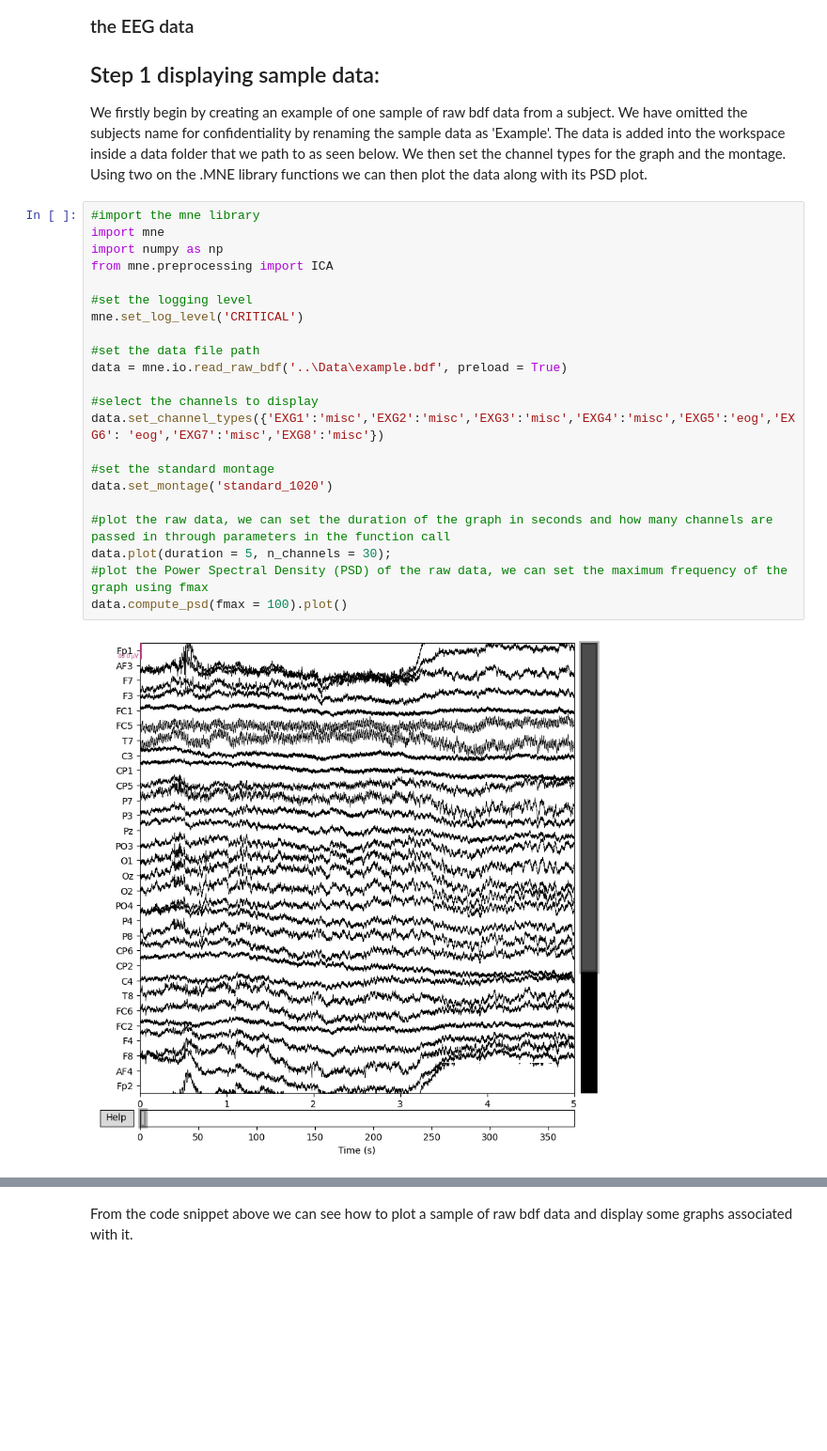
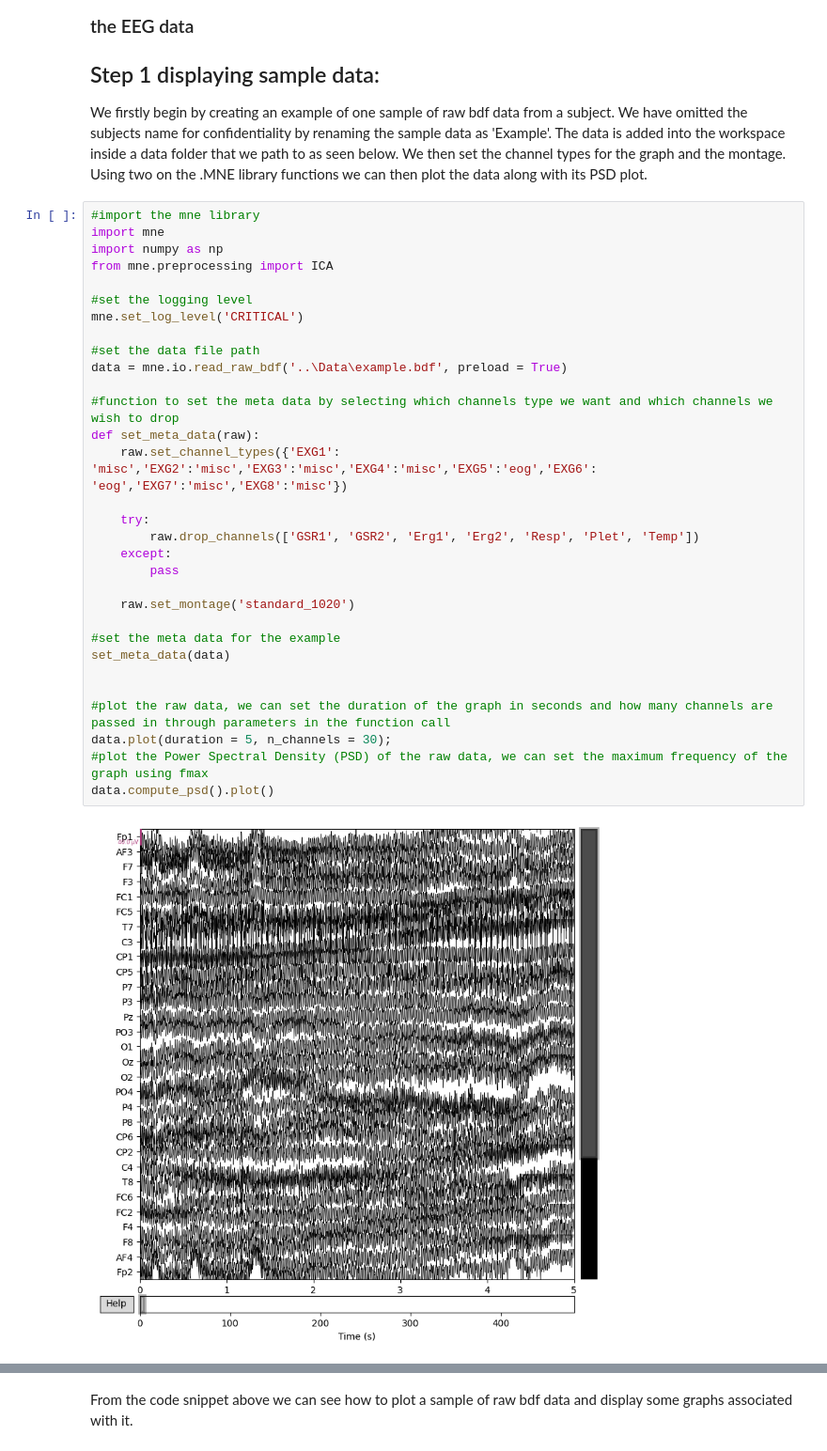
Before and after one commit to AlexBD2k/FYP, a Jupyter notebook: EEG data Analysis/Analysis/DataAnalysisTutorial.ipynb, the cells around one changed output, grey strips where cells are left out. Shown at 94% size. Saved outputs shown, nothing was run; the diff lists cells and outputs as text; blank space fills up the shorter version.

Commit message:
added event data processing

```diff
--- a/EEG data Analysis/Analysis/DataAnalysisTutorial.ipynb
+++ b/EEG data Analysis/Analysis/DataAnalysisTutorial.ipynb
@@ -9,24 +9,33 @@ We firstly begin by creating an example of one sample of raw bdf data from a sub
 # %%
 #import the mne library
 import mne
 import numpy as np
 from mne.preprocessing import ICA
 
 #set the logging level
 mne.set_log_level('CRITICAL')
 
 #set the data file path
 data = mne.io.read_raw_bdf('..\Data\example.bdf', preload = True)
 
-#select the channels to display
-data.set_channel_types({'EXG1':'misc','EXG2':'misc','EXG3':'misc','EXG4':'misc','EXG5':'eog','EXG6': 'eog','EXG7':'misc','EXG8':'misc'})
+#function to set the meta data by selecting which channels type we want and which channels we wish to drop
+def set_meta_data(raw):
+    raw.set_channel_types({'EXG1': 'misc','EXG2':'misc','EXG3':'misc','EXG4':'misc','EXG5':'eog','EXG6': 'eog','EXG7':'misc','EXG8':'misc'})
 
-#set the standard montage
-data.set_montage('standard_1020')
+    try:
+        raw.drop_channels(['GSR1', 'GSR2', 'Erg1', 'Erg2', 'Resp', 'Plet', 'Temp'])
+    except:
+        pass
+
+    raw.set_montage('standard_1020')
+
+#set the meta data for the example
+set_meta_data(data)
+
 
 #plot the raw data, we can set the duration of the graph in seconds and how many channels are passed in through parameters in the function call
 data.plot(duration = 5, n_channels = 30);
 #plot the Power Spectral Density (PSD) of the raw data, we can set the maximum frequency of the graph using fmax
-data.compute_psd(fmax = 100).plot()
+data.compute_psd().plot()
 # %% [output]
-[figure, old version]
+[figure, new version]
```
Also changed, not shown: parts of 3 cells of this notebook.
